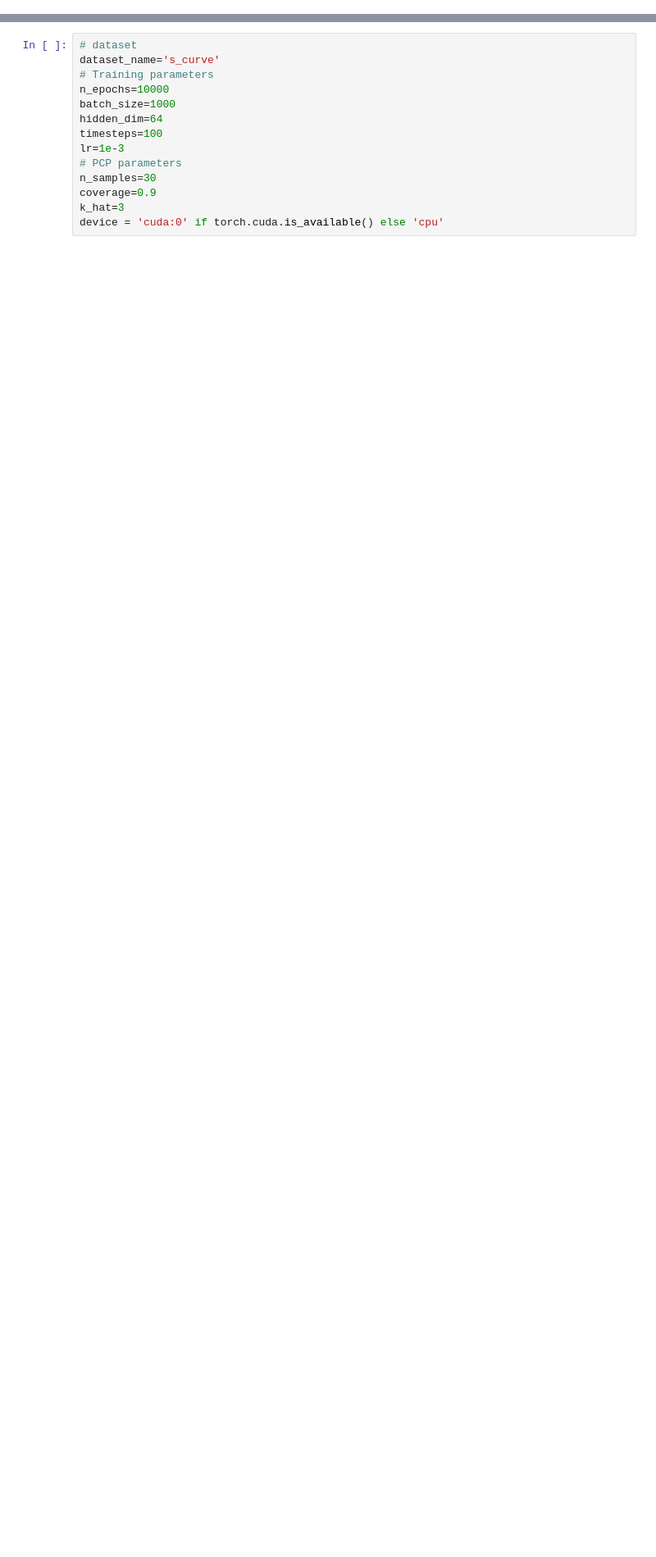
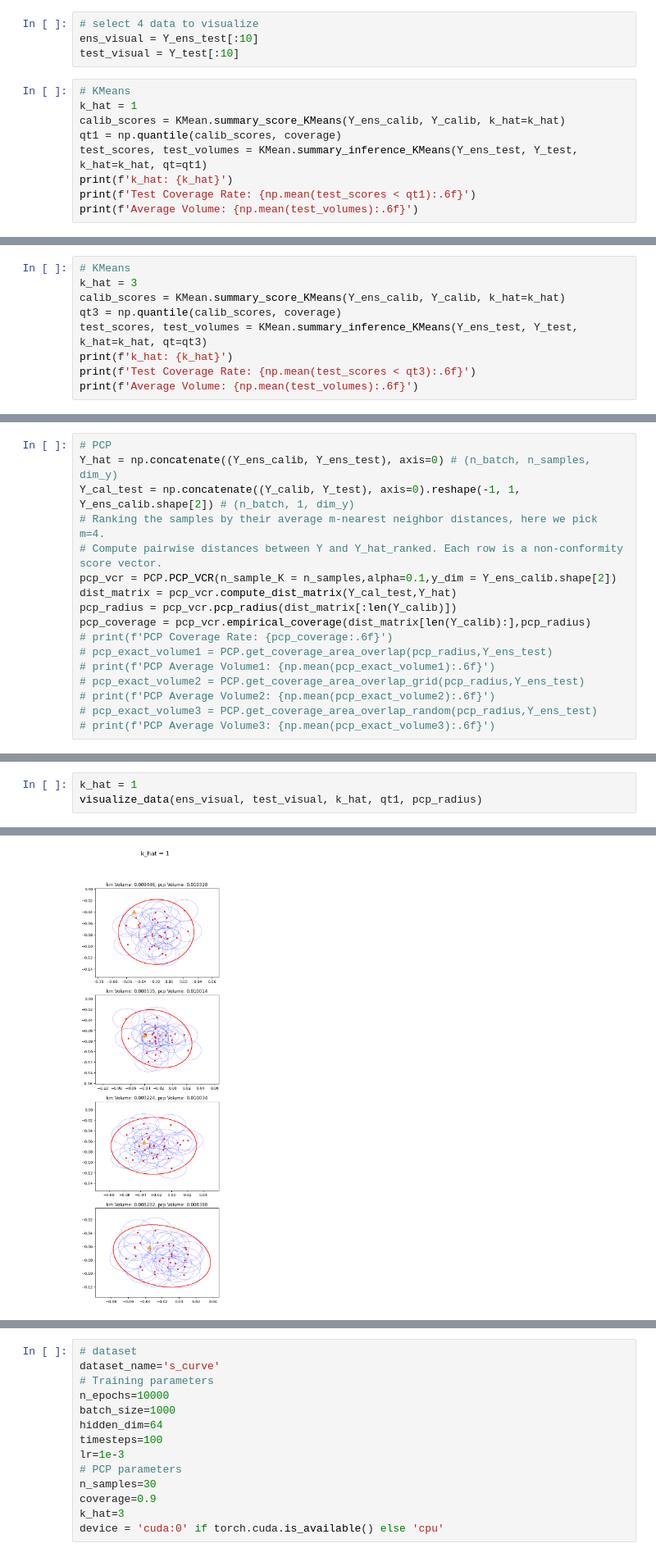
Before and after one commit to Earth-Intelligence-Lab/CP4GenerativeModel, a Jupyter notebook: tutorial.ipynb, the cells around one changed output, grey strips where cells are left out. Shown at 82% size. Drawn from its saved outputs; the diff is of its cells as text; blank space fills up the shorter version.

Commit message:
add Mengze data high dimensional version

```diff
--- a/tutorial.ipynb
+++ b/tutorial.ipynb
@@ -35,0 +25,13 @@ print(covariances)
+# %%
+# select 4 data to visualize
+ens_visual = Y_ens_test[:10]
+test_visual = Y_test[:10]
+# %%
+# KMeans
+k_hat = 1
+calib_scores = KMean.summary_score_KMeans(Y_ens_calib, Y_calib, k_hat=k_hat)
+qt1 = np.quantile(calib_scores, coverage)
+test_scores, test_volumes = KMean.summary_inference_KMeans(Y_ens_test, Y_test, k_hat=k_hat, qt=qt1)
+print(f'k_hat: {k_hat}')
+print(f'Test Coverage Rate: {np.mean(test_scores < qt1):.6f}')
+print(f'Average Volume: {np.mean(test_volumes):.6f}')
@@ -35,0 +55,9 @@ print(covariances)
+# %%
+# KMeans
+k_hat = 3
+calib_scores = KMean.summary_score_KMeans(Y_ens_calib, Y_calib, k_hat=k_hat)
+qt3 = np.quantile(calib_scores, coverage)
+test_scores, test_volumes = KMean.summary_inference_KMeans(Y_ens_test, Y_test, k_hat=k_hat, qt=qt3)
+print(f'k_hat: {k_hat}')
+print(f'Test Coverage Rate: {np.mean(test_scores < qt3):.6f}')
+print(f'Average Volume: {np.mean(test_volumes):.6f}')
@@ -35,0 +68,17 @@ print(covariances)
+# %%
+# PCP
+Y_hat = np.concatenate((Y_ens_calib, Y_ens_test), axis=0) # (n_batch, n_samples, dim_y)
+Y_cal_test = np.concatenate((Y_calib, Y_test), axis=0).reshape(-1, 1, Y_ens_calib.shape[2]) # (n_batch, 1, dim_y)
+# Ranking the samples by their average m-nearest neighbor distances, here we pick m=4.
+# Compute pairwise distances between Y and Y_hat_ranked. Each row is a non-conformity score vector.
+pcp_vcr = PCP.PCP_VCR(n_sample_K = n_samples,alpha=0.1,y_dim = Y_ens_calib.shape[2])
+dist_matrix = pcp_vcr.compute_dist_matrix(Y_cal_test,Y_hat)
+pcp_radius = pcp_vcr.pcp_radius(dist_matrix[:len(Y_calib)])
+pcp_coverage = pcp_vcr.empirical_coverage(dist_matrix[len(Y_calib):],pcp_radius)
+# print(f'PCP Coverage Rate: {pcp_coverage:.6f}')
+# pcp_exact_volume1 = PCP.get_coverage_area_overlap(pcp_radius,Y_ens_test)
+# print(f'PCP Average Volume1: {np.mean(pcp_exact_volume1):.6f}')
+# pcp_exact_volume2 = PCP.get_coverage_area_overlap_grid(pcp_radius,Y_ens_test)
+# print(f'PCP Average Volume2: {np.mean(pcp_exact_volume2):.6f}')
+# pcp_exact_volume3 = PCP.get_coverage_area_overlap_random(pcp_radius,Y_ens_test)
+# print(f'PCP Average Volume3: {np.mean(pcp_exact_volume3):.6f}')
@@ -35,0 +190,4 @@ print(covariances)
+# %%
+k_hat = 1
+visualize_data(ens_visual, test_visual, k_hat, qt1, pcp_radius)
+# %% [output]
@@ -35,0 +214 @@ print(covariances)
+[figure, added]
```
Also changed, not shown: parts of 13 cells of this notebook, 6 other files.
